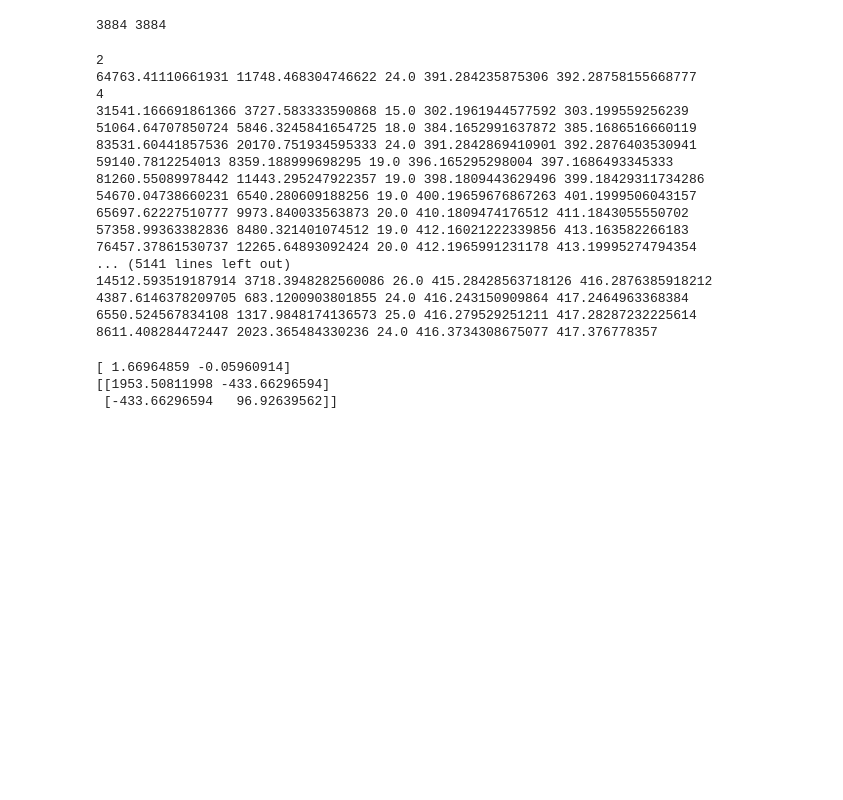
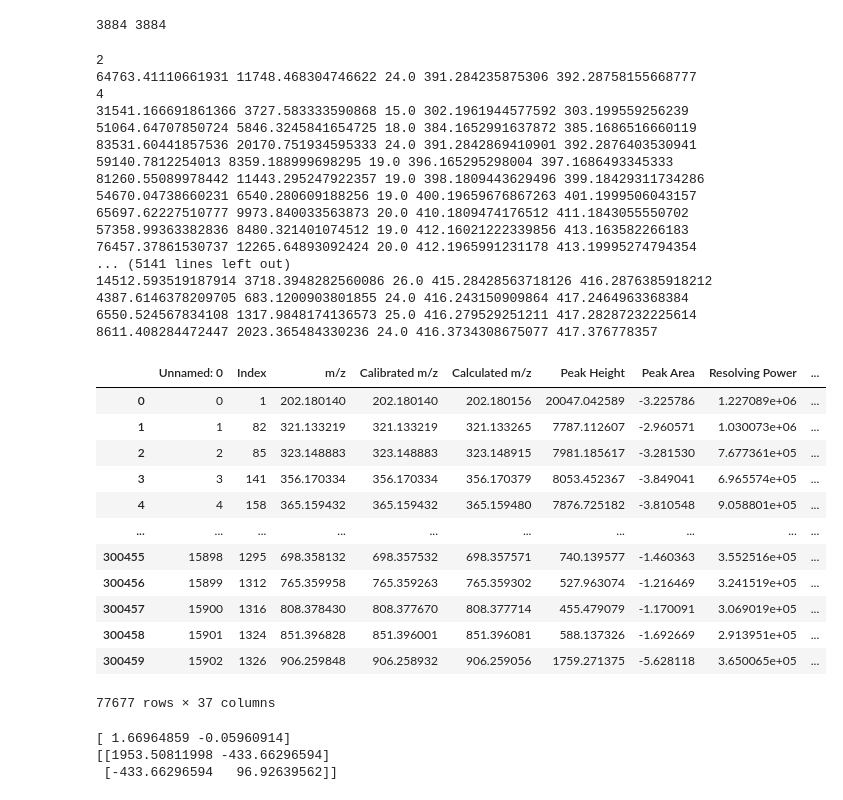
Before and after one commit to rboiteau/CoreMS, a Jupyter notebook: 21T_mzwindowing_figures.ipynb, the cells around one changed output. Drawn from its saved outputs; the diff is of its cells as text; code cells hidden in the pictures; blank space fills up the shorter version.

```diff
--- a/21T_mzwindowing_figures.ipynb
+++ b/21T_mzwindowing_figures.ipynb
@@ -1039,7 +1097,7 @@ print(len(mono_indices),len(iso_indices))
 3884 3884
 # %%
 df = assigned_fullmz[assigned_fullmz['file'] == '20221103_LBA_Boiteau_Zorbax3p5_spring_fullmz.raw']
-df = assigned_100mz_456[assigned_fullmz['file'] == '20221103_LBA_Boiteau_Zorbax3p5_spring_fullmz.raw']
+df = assigned_fullmz[assigned_fullmz['file'] == '20221103_LBA_Boiteau_Zorbax3p5_spring_fullmz.raw']
 
 intensity_v_ratio = []
 
@@ -1062,33 +1120,52 @@ for t in df['Time'].unique():
             mf_13C = iso_row['Molecular Formula']
             mono_index = int(iso_row['Mono Isotopic Index'])
             mf_12C = time_sub[time_sub['Index']==mono_index]['Molecular Formula']
             nC =  time_sub[time_sub['Index']==mono_index]['C'].iloc[0]
             #print(mf_13C, mono_index, mf_12C)
 
             int_13C = iso_row['Peak Height']
             mz_13C = iso_row['Calibrated m/z']
             int_12C =  time_sub[time_sub['Index']==mono_index]['Peak Height'].iloc[0]
             mz_12C =  time_sub[time_sub['Index']==mono_index]['Calibrated m/z'].iloc[0]
             print(int_12C, int_13C, nC, mz_12C, mz_13C)
             intensity_v_ratio.append([int_12C, int_13C, nC, mz_12C, mz_13C])
+
+
+
+
+
+assigned_fullmz
 # %% [output]
 2
 64763.41110661931 11748.468304746622 24.0 391.284235875306 392.28758155668777
 4
 31541.166691861366 3727.583333590868 15.0 302.1961944577592 303.199559256239
 51064.64707850724 5846.3245841654725 18.0 384.1652991637872 385.1686516660119
 83531.60441857536 20170.751934595333 24.0 391.2842869410901 392.2876403530941
 59140.7812254013 8359.188999698295 19.0 396.165295298004 397.1686493345333
 81260.55089978442 11443.295247922357 19.0 398.1809443629496 399.18429311734286
 54670.04738660231 6540.280609188256 19.0 400.19659676867263 401.1999506043157
 65697.62227510777 9973.840033563873 20.0 410.1809474176512 411.1843055550702
 57358.99363382836 8480.321401074512 19.0 412.16021222339856 413.163582266183
 76457.37861530737 12265.64893092424 20.0 412.1965991231178 413.19995274794354
 ... (5141 lines left out)
 14512.593519187914 3718.3948282560086 26.0 415.28428563718126 416.2876385918212
 4387.6146378209705 683.1200903801855 24.0 416.243150909864 417.2464963368384
 6550.524567834108 1317.9848174136573 25.0 416.279529251211 417.28287232225614
 8611.408284472447 2023.365484330236 24.0 416.3734308675077 417.376778357
+|  | Unnamed: 0 | Index | m/z | Calibrated m/z | Calculated m/z | Peak Height | Peak Area | Resolving Power | ... |
+| 0 | 0 | 1 | 202.180140 | 202.180140 | 202.180156 | 20047.042589 | -3.225786 | 1.227089e+06 | ... |
+| 1 | 1 | 82 | 321.133219 | 321.133219 | 321.133265 | 7787.112607 | -2.960571 | 1.030073e+06 | ... |
+| 2 | 2 | 85 | 323.148883 | 323.148883 | 323.148915 | 7981.185617 | -3.281530 | 7.677361e+05 | ... |
+| 3 | 3 | 141 | 356.170334 | 356.170334 | 356.170379 | 8053.452367 | -3.849041 | 6.965574e+05 | ... |
+| 4 | 4 | 158 | 365.159432 | 365.159432 | 365.159480 | 7876.725182 | -3.810548 | 9.058801e+05 | ... |
+| ... | ... | ... | ... | ... | ... | ... | ... | ... | ... |
+| 300455 | 15898 | 1295 | 698.358132 | 698.357532 | 698.357571 | 740.139577 | -1.460363 | 3.552516e+05 | ... |
+| 300456 | 15899 | 1312 | 765.359958 | 765.359263 | 765.359302 | 527.963074 | -1.216469 | 3.241519e+05 | ... |
+| 300457 | 15900 | 1316 | 808.378430 | 808.377670 | 808.377714 | 455.479079 | -1.170091 | 3.069019e+05 | ... |
+| 300458 | 15901 | 1324 | 851.396828 | 851.396001 | 851.396081 | 588.137326 | -1.692669 | 2.913951e+05 | ... |
+| 300459 | 15902 | 1326 | 906.259848 | 906.258932 | 906.259056 | 1759.271375 | -5.628118 | 3.650065e+05 | ... |
+77677 rows × 37 columns
 # %%
 df = np.asarray(intensity_v_ratio)
 np.shape(df)
```
Also changed, not shown: parts of 13 cells of this notebook.
